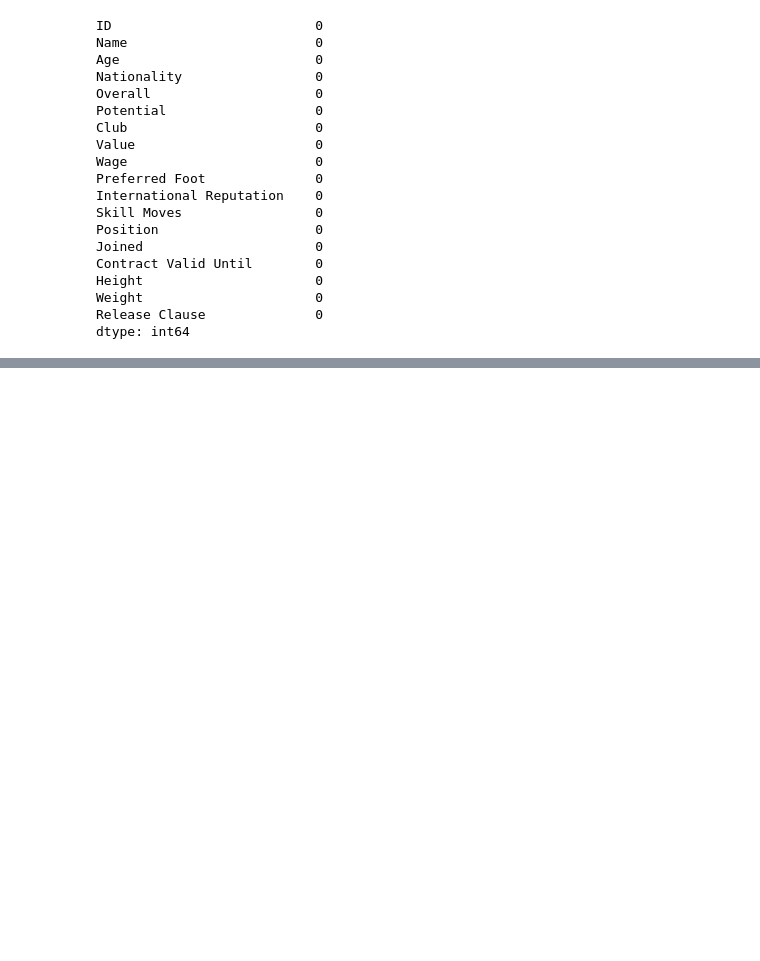
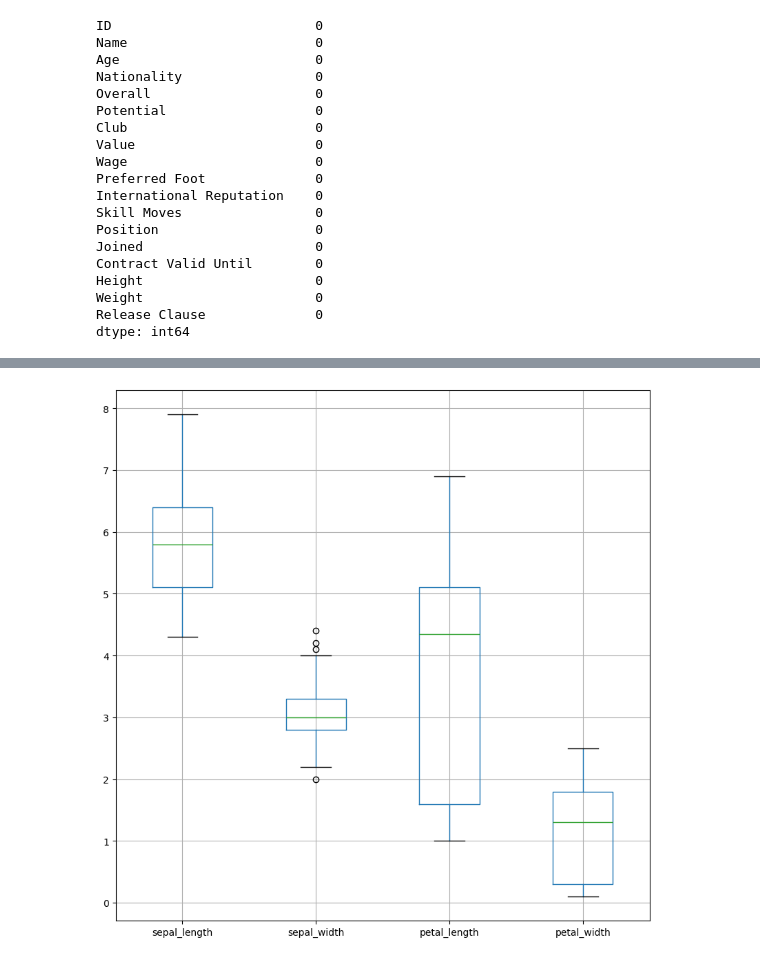
Before and after one commit to Hridayansh018/EDA-Tutorial, a Jupyter notebook: EDA_basic.ipynb, the cells around one changed output, grey strips where cells are left out. Saved outputs shown, nothing was run; the diff lists cells and outputs as text; code cells hidden in the pictures; blank space fills up the shorter version.

```diff
--- a/EDA_basic.ipynb
+++ b/EDA_basic.ipynb
@@ -371,0 +385,5 @@ dtype: int64
+# %%
+df2.boxplot(figsize=(10,10))
+plt.show()
+# %% [output]
+[figure, added]
```
Also changed, not shown: parts of 9 cells of this notebook.
